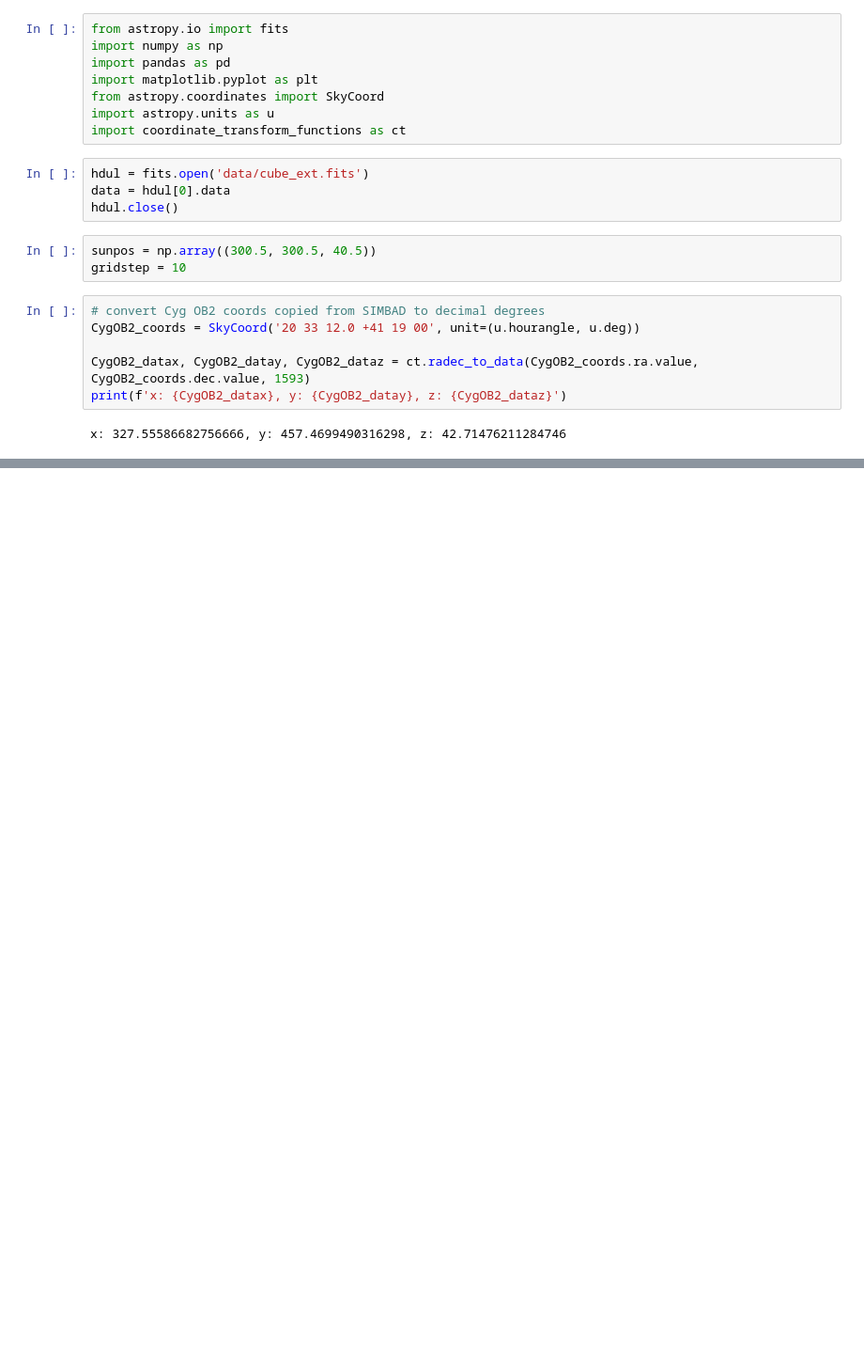
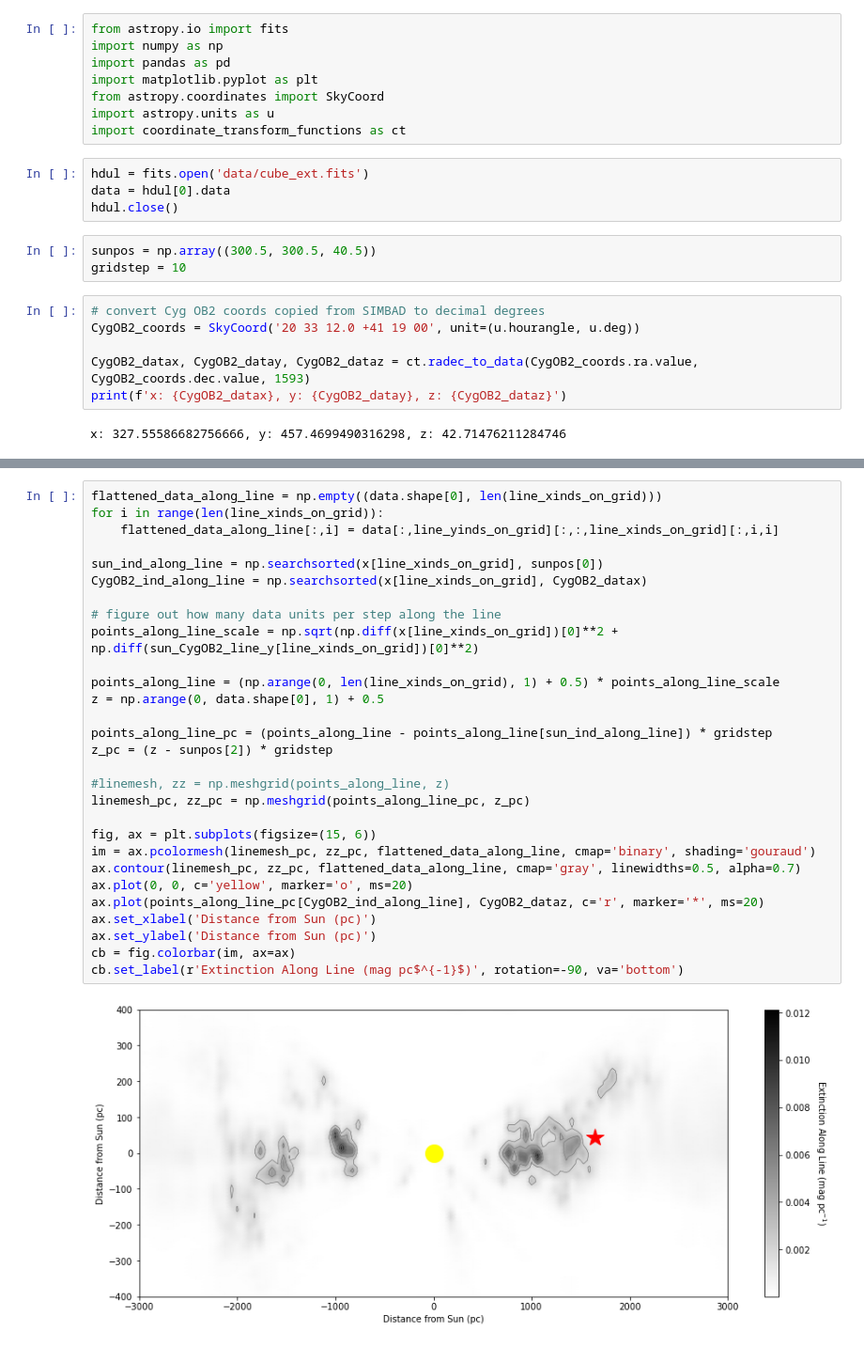
Before and after one commit to lodubay/DustBuster, a Jupyter notebook: 2d_maps.ipynb, the cells around one changed output, grey strips where cells are left out. Shown at 94% size. Cells and saved outputs as stored; diff of their text form; blank space fills up the shorter version.

```diff
--- a/2d_maps.ipynb
+++ b/2d_maps.ipynb
@@ -95,0 +133,31 @@ plt.show()
+# %%
+flattened_data_along_line = np.empty((data.shape[0], len(line_xinds_on_grid)))
+for i in range(len(line_xinds_on_grid)):
+    flattened_data_along_line[:,i] = data[:,line_yinds_on_grid][:,:,line_xinds_on_grid][:,i,i]
+
+sun_ind_along_line = np.searchsorted(x[line_xinds_on_grid], sunpos[0])
+CygOB2_ind_along_line = np.searchsorted(x[line_xinds_on_grid], CygOB2_datax)
+
+# figure out how many data units per step along the line
+points_along_line_scale = np.sqrt(np.diff(x[line_xinds_on_grid])[0]**2 + np.diff(sun_CygOB2_line_y[line_xinds_on_grid])[0]**2)
+
+points_along_line = (np.arange(0, len(line_xinds_on_grid), 1) + 0.5) * points_along_line_scale
+z = np.arange(0, data.shape[0], 1) + 0.5
+
+points_along_line_pc = (points_along_line - points_along_line[sun_ind_along_line]) * gridstep
+z_pc = (z - sunpos[2]) * gridstep
+
+#linemesh, zz = np.meshgrid(points_along_line, z)
+linemesh_pc, zz_pc = np.meshgrid(points_along_line_pc, z_pc)
+
+fig, ax = plt.subplots(figsize=(15, 6))
+im = ax.pcolormesh(linemesh_pc, zz_pc, flattened_data_along_line, cmap='binary', shading='gouraud')
+ax.contour(linemesh_pc, zz_pc, flattened_data_along_line, cmap='gray', linewidths=0.5, alpha=0.7)
+ax.plot(0, 0, c='yellow', marker='o', ms=20)
+ax.plot(points_along_line_pc[CygOB2_ind_along_line], CygOB2_dataz, c='r', marker='*', ms=20)
+ax.set_xlabel('Distance from Sun (pc)')
+ax.set_ylabel('Distance from Sun (pc)')
+cb = fig.colorbar(im, ax=ax)
+cb.set_label(r'Extinction Along Line (mag pc$^{-1}$)', rotation=-90, va='bottom')
+# %% [output]
+[figure, added]
```
Also changed, not shown: parts of 6 cells of this notebook.
